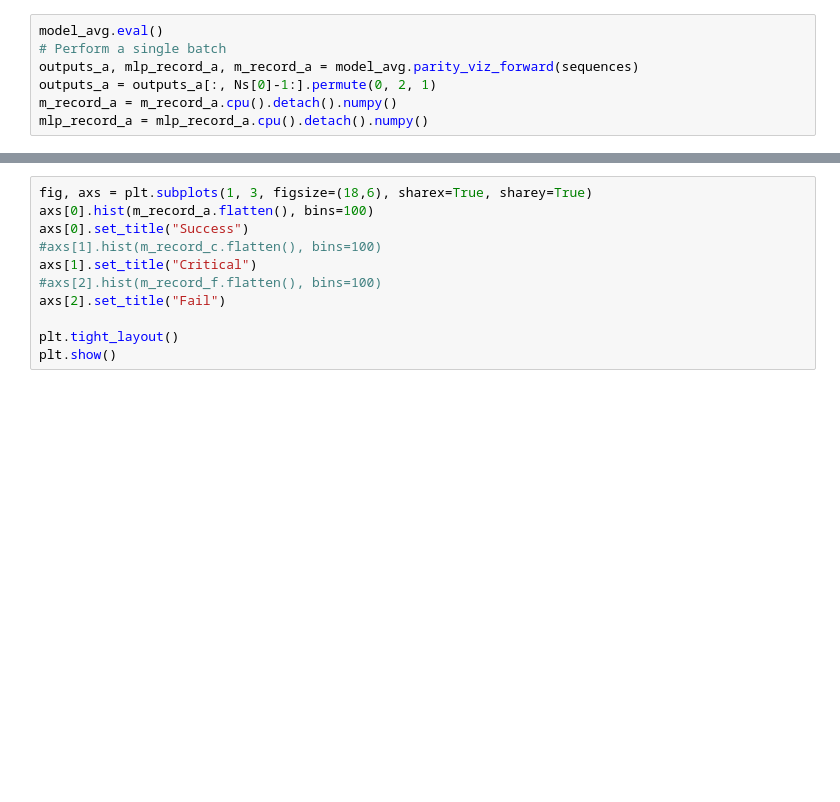
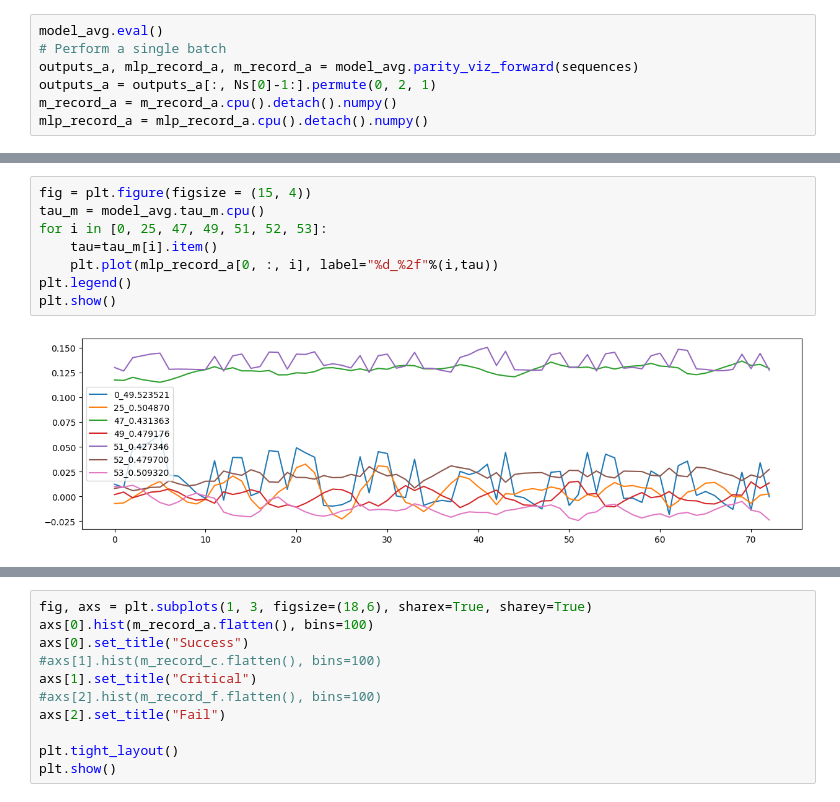
Before and after one commit to Baskin-LIU/elmneuron, a Jupyter notebook: notebooks/parity_notebook.ipynb, the cells around one changed output, grey strips where cells are left out. Cells and saved outputs as stored; diff of their text form; blank space fills up the shorter version.

```diff
--- a/notebooks/parity_notebook.ipynb
+++ b/notebooks/parity_notebook.ipynb
@@ -347,0 +383,10 @@ plt.show()
+# %%
+fig = plt.figure(figsize = (15, 4))
+tau_m = model_avg.tau_m.cpu()
+for i in [0, 25, 47, 49, 51, 52, 53]:
+    tau=tau_m[i].item()
+    plt.plot(mlp_record_a[0, :, i], label="%d_%2f"%(i,tau))
+plt.legend()
+plt.show()
+# %% [output]
+[figure, added]
```
Also changed, not shown: parts of 13 cells of this notebook, 1 other file.
